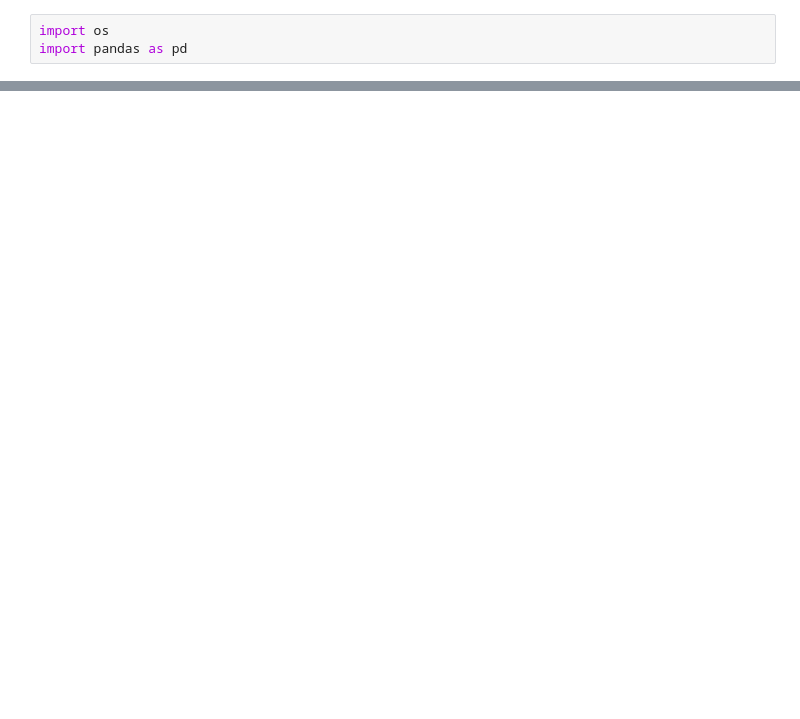
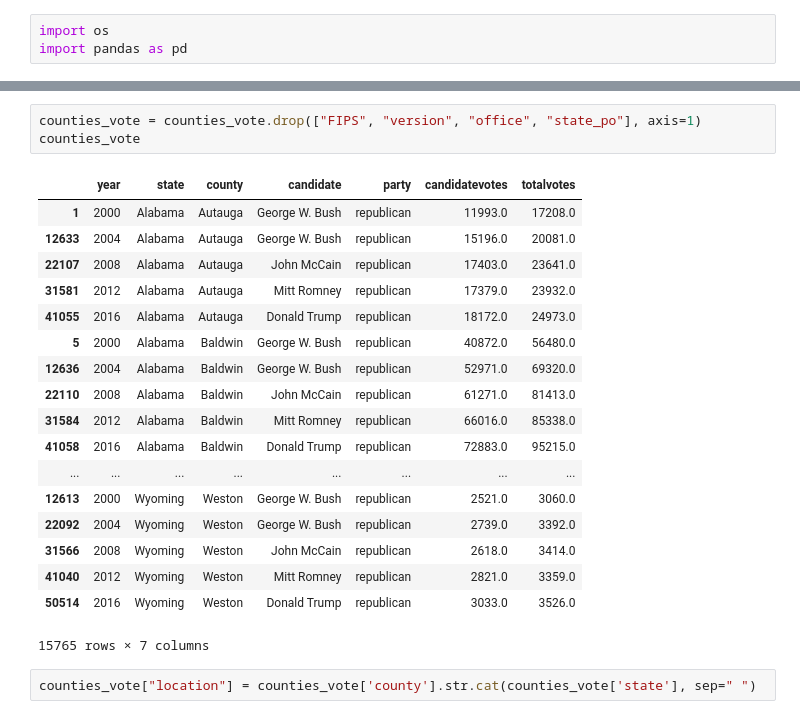
Before and after one commit to tinawong15/portends-greatness, a Jupyter notebook: elections.ipynb, the cells around one changed output, grey strips where cells are left out. Saved outputs shown, nothing was run; the diff lists cells and outputs as text; blank space fills up the shorter version.

```diff
--- a/elections.ipynb
+++ b/elections.ipynb
@@ -28,0 +88,24 @@ df
+# %%
+counties_vote = counties_vote.drop(["FIPS", "version", "office", "state_po"], axis=1)
+counties_vote
+# %% [output]
+|  | year | state | county | candidate | party | candidatevotes | totalvotes |
+| 1 | 2000 | Alabama | Autauga | George W. Bush | republican | 11993.0 | 17208.0 |
+| 12633 | 2004 | Alabama | Autauga | George W. Bush | republican | 15196.0 | 20081.0 |
+| 22107 | 2008 | Alabama | Autauga | John McCain | republican | 17403.0 | 23641.0 |
+| 31581 | 2012 | Alabama | Autauga | Mitt Romney | republican | 17379.0 | 23932.0 |
+| 41055 | 2016 | Alabama | Autauga | Donald Trump | republican | 18172.0 | 24973.0 |
+| 5 | 2000 | Alabama | Baldwin | George W. Bush | republican | 40872.0 | 56480.0 |
+| 12636 | 2004 | Alabama | Baldwin | George W. Bush | republican | 52971.0 | 69320.0 |
+| 22110 | 2008 | Alabama | Baldwin | John McCain | republican | 61271.0 | 81413.0 |
+| 31584 | 2012 | Alabama | Baldwin | Mitt Romney | republican | 66016.0 | 85338.0 |
+| 41058 | 2016 | Alabama | Baldwin | Donald Trump | republican | 72883.0 | 95215.0 |
+| ... | ... | ... | ... | ... | ... | ... | ... |
+| 12613 | 2000 | Wyoming | Weston | George W. Bush | republican | 2521.0 | 3060.0 |
+| 22092 | 2004 | Wyoming | Weston | George W. Bush | republican | 2739.0 | 3392.0 |
+| 31566 | 2008 | Wyoming | Weston | John McCain | republican | 2618.0 | 3414.0 |
+| 41040 | 2012 | Wyoming | Weston | Mitt Romney | republican | 2821.0 | 3359.0 |
+| 50514 | 2016 | Wyoming | Weston | Donald Trump | republican | 3033.0 | 3526.0 |
+15765 rows × 7 columns
+# %%
+counties_vote["location"] = counties_vote['county'].str.cat(counties_vote['state'], sep=" ")
```
Also changed, not shown: parts of 11 cells of this notebook.
